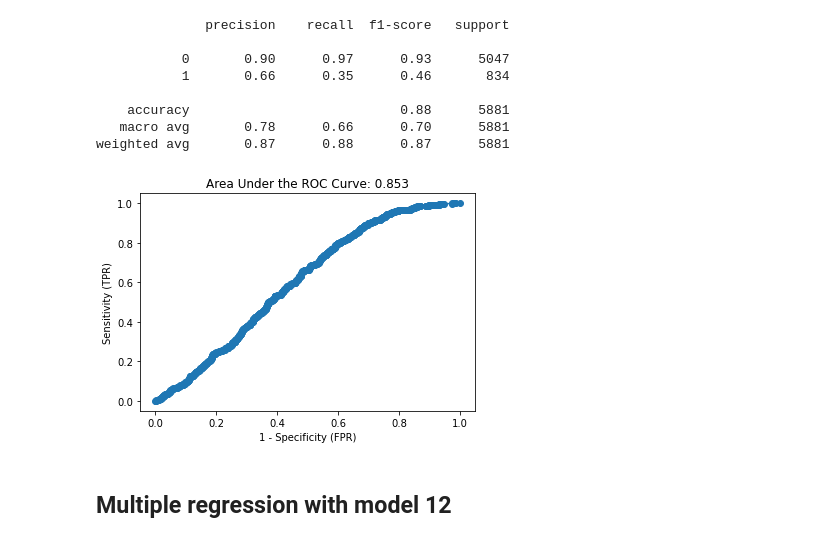
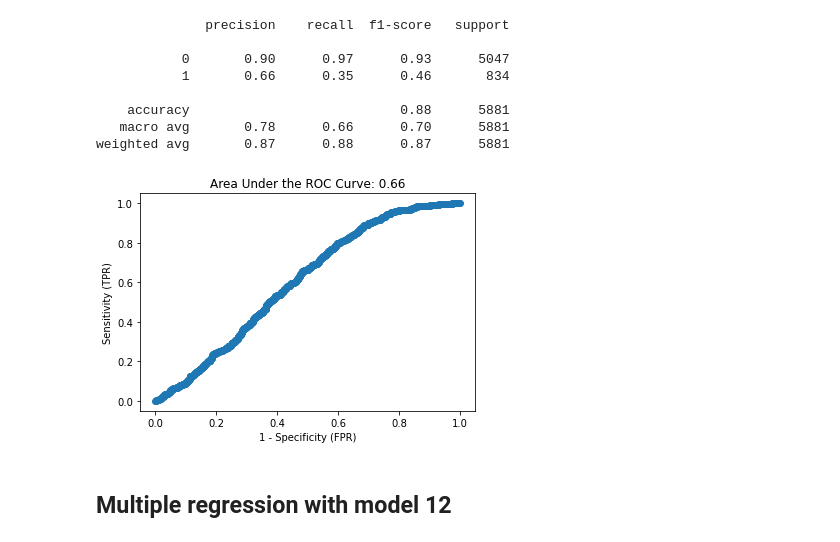
Before and after one commit to tawney-kirkland/03-mcnulty, a Jupyter notebook: data-processing.ipynb, the cells around one changed output. Drawn from its saved outputs; the diff is of its cells as text; code cells hidden in the pictures.

```diff
--- a/data-processing.ipynb
+++ b/data-processing.ipynb
@@ -301,9 +294,8 @@ x27        0.1162     0.0295    3.9411   0.0001    0.0584    0.1740
 The below analysis includes all features. Thereafter the analyses remove insignificant features one by one.
 # %%
 lm_2 = LogisticRegression()
-lm_2.fit(x_train1, y_train1)
+lm_2.fit(df_train[features], df_train['bank_acc'])
 
-x_val1 = scaler.transform(df_val[features])
-preds = lm_2.predict(x_val1)
-print('Accuracy of logistic regression classifier on val set: {:.2f}'.format(lm_2.score(x_val1, y_val)))
+preds = lm_2.predict(df_val[features])
+print('Accuracy of logistic regression classifier on val set: {:.2f}'.format(lm_2.score(df_val[features], y_val)))
 # %% [output]
@@ -346,20 +344,0 @@ weighted avg       0.87      0.89      0.87      3529
-# %%
-df_val['proba_bank'] = lm_2.predict_proba(df_val[['household_size', 'age_of_respondent', 'is_urban', 'cellphone',
-       'is_male', 'county_Rwanda', 'county_Tanzania', 'county_Uganda',
-       'relationship_with_head_Head of Household',
-       'relationship_with_head_Other relative',
-       'relationship_with_head_Parent', 'relationship_with_head_Spouse',
-       'marital_status_Married/Living together',
-       'marital_status_Single/Never Married', 'marital_status_Widowed',
-       'education_level_Primary education',
-       'education_level_Secondary education',
-       'education_level_Tertiary education',
-       'education_level_Vocational/Specialised training',
-       'job_type_Formally employed Government',
-       'job_type_Formally employed Private', 'job_type_Government Dependent',
-       'job_type_Informally employed', 'job_type_No Income',
-       'job_type_Other Income', 'job_type_Remittance Dependent',
-       'job_type_Self employed']])[:, 1]
-
-fpr, tpr, thresholds = roc_curve(df_val['bank_acc'],
-                                 df_val['proba_bank'])
@@ -366,5 +350,5 @@ fpr, tpr, thresholds = roc_curve(df_val['bank_acc'],
 # %%
-def plot_roc(true, probas):
+def plot_roc(true, probas,fpr,tpr):
     auc = roc_auc_score(true, probas)
 
     plt.plot(fpr, tpr, marker='o')
@@ -1467,7 +1498,7 @@ See the caveats in the documentation: https://pandas.pydata.org/pandas-docs/stab
 2. Testing the model on the test sample
 # %%
 x_test1 = scaler.transform(df_test[features])
-preds1 = lm_2.predict(x_test1)
+preds1_test = lm_2.predict(x_test1)
 print('Accuracy of logistic regression classifier on test set: {:.2f}'.format(lm_2.score(x_test1, y_test)))
 # %% [output]
 Accuracy of logistic regression classifier on test set: 0.88
@@ -1500,9 +1531,9 @@ print(classification_report(y_test, preds1))
    macro avg       0.78      0.66      0.70      5881
 weighted avg       0.87      0.88      0.87      5881
 # %%
-plot_roc(df_test['bank_acc'], lm_2.predict_proba(x_test1)[:, 1])
+plot_roc(df_test['bank_acc'], preds1_test)
 # %% [output]
-[figure, old version]
+[figure, new version]
 # %% [markdown]
 ## Multiple regression with model 12
 # %%
```
Also changed, not shown: parts of 123 cells of this notebook, 1 other file.
